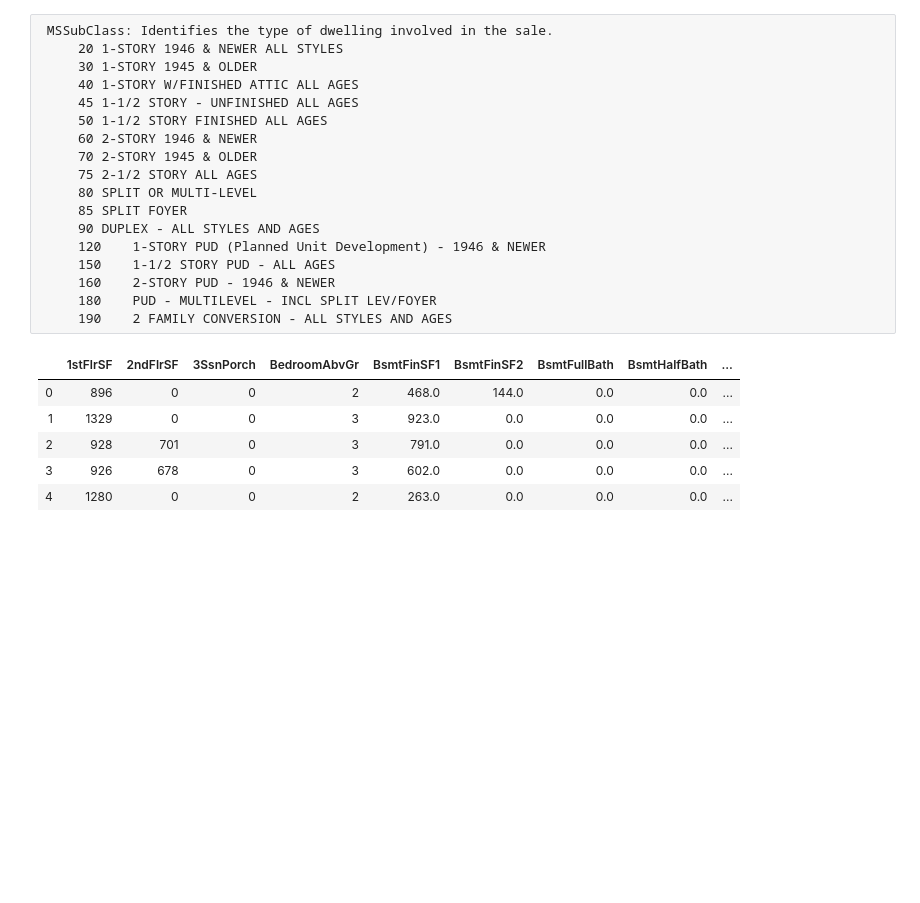
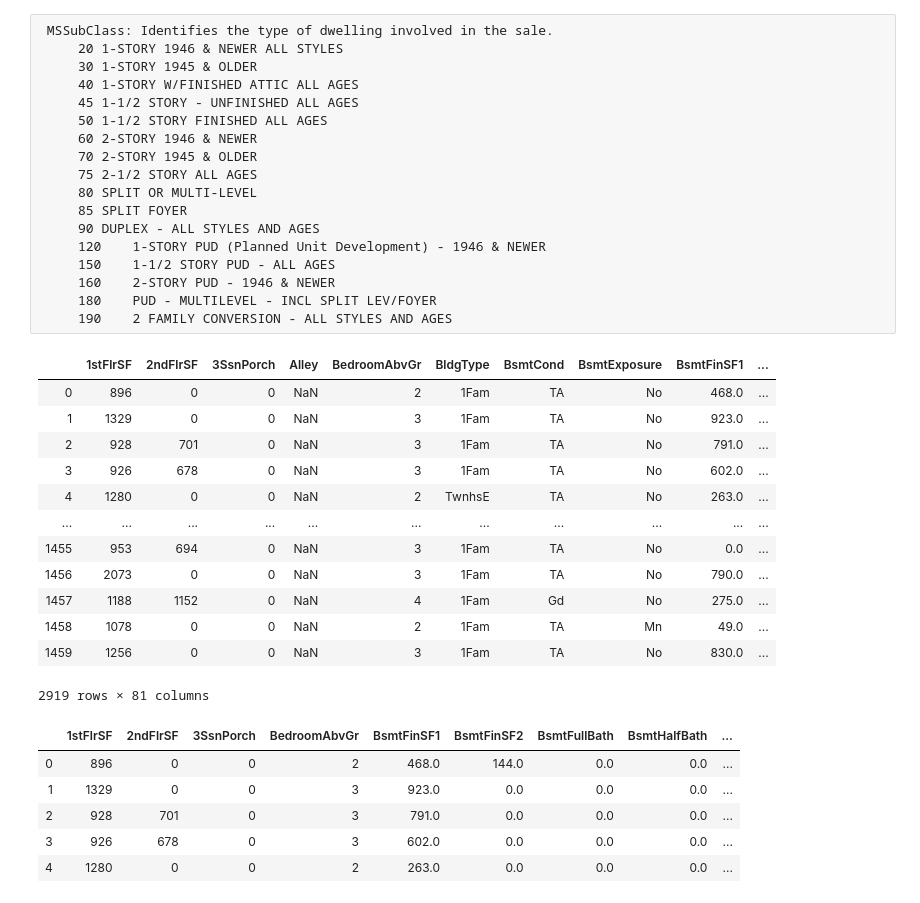
Before and after one commit to miamedra2/House-Prices, a Jupyter notebook: HackDay2.ipynb, the cells around one changed output. Cells and saved outputs as stored; diff of their text form; code cells hidden in the pictures; blank space fills up the shorter version.

```diff
--- a/HackDay2.ipynb
+++ b/HackDay2.ipynb
@@ -450,6 +421,22 @@ MSSubClassout = ['1-STORY 1946 & NEWER ALL STYLES', '1-STORY 1945 & OLDER', '1-S
               '2-STORY PUD - 1946 & NEWER', 'PUD - MULTILEVEL - INCL SPLIT LEV/FOYER', '2 FAMILY CONVERSION - ALL STYLES AND AGES']
 # %%
 df1['MSSubClass'] = df1['MSSubClass'].replace(MSSubClassin, MSSubClassout)
+# %%
+df
+# %% [output]
+|  | 1stFlrSF | 2ndFlrSF | 3SsnPorch | Alley | BedroomAbvGr | BldgType | BsmtCond | BsmtExposure | BsmtFinSF1 | ... |
+| 0 | 896 | 0 | 0 | NaN | 2 | 1Fam | TA | No | 468.0 | ... |
+| 1 | 1329 | 0 | 0 | NaN | 3 | 1Fam | TA | No | 923.0 | ... |
+| 2 | 928 | 701 | 0 | NaN | 3 | 1Fam | TA | No | 791.0 | ... |
+| 3 | 926 | 678 | 0 | NaN | 3 | 1Fam | TA | No | 602.0 | ... |
+| 4 | 1280 | 0 | 0 | NaN | 2 | TwnhsE | TA | No | 263.0 | ... |
+| ... | ... | ... | ... | ... | ... | ... | ... | ... | ... | ... |
+| 1455 | 953 | 694 | 0 | NaN | 3 | 1Fam | TA | No | 0.0 | ... |
+| 1456 | 2073 | 0 | 0 | NaN | 3 | 1Fam | TA | No | 790.0 | ... |
+| 1457 | 1188 | 1152 | 0 | NaN | 4 | 1Fam | Gd | No | 275.0 | ... |
+| 1458 | 1078 | 0 | 0 | NaN | 2 | 1Fam | TA | Mn | 49.0 | ... |
+| 1459 | 1256 | 0 | 0 | NaN | 3 | 1Fam | TA | No | 830.0 | ... |
+2919 rows × 81 columns
 # %%
 df1 = pd.concat([df1, df2],axis=1)
 # %%
```
Also changed, not shown: parts of 9 cells of this notebook, 1 other file.
